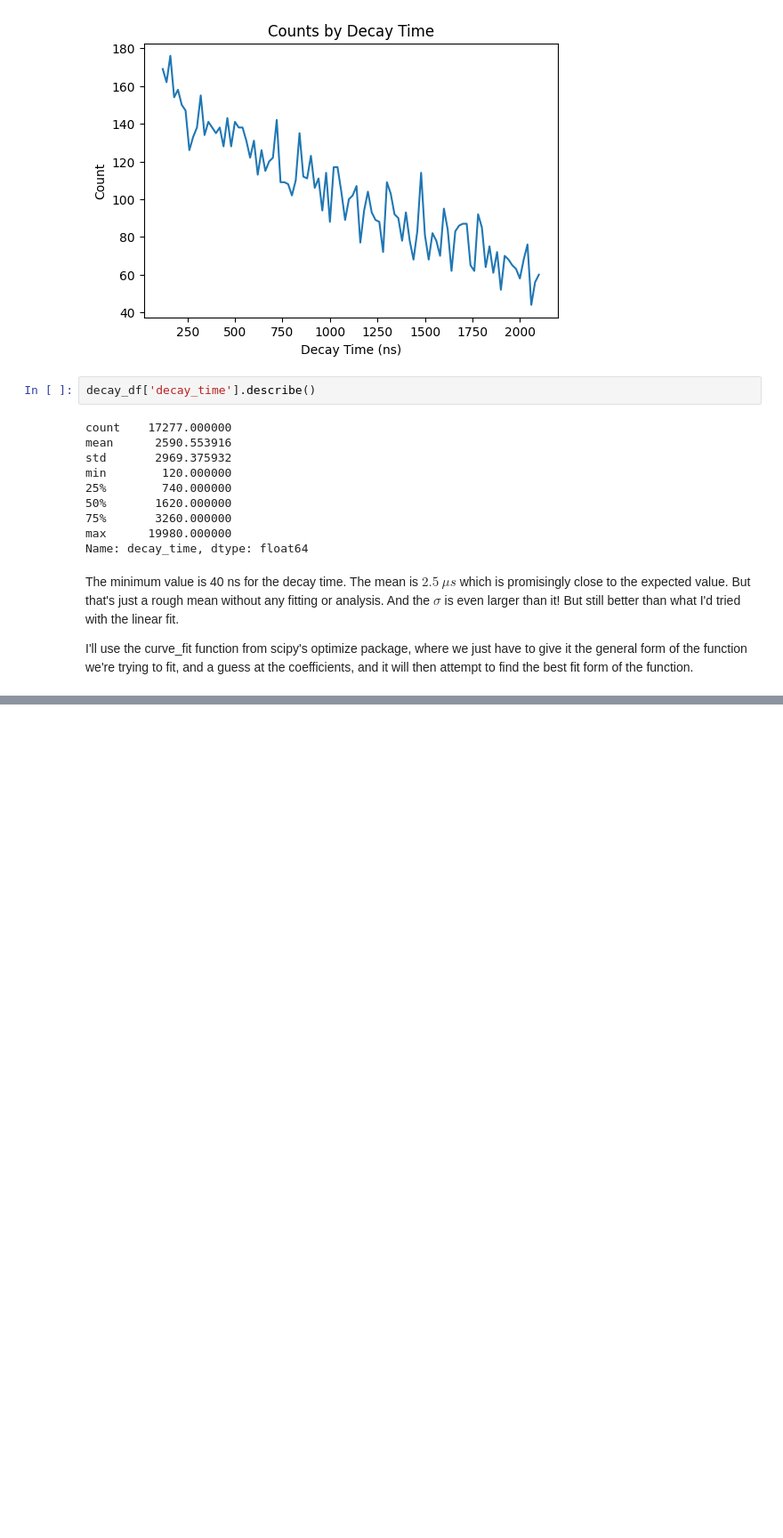
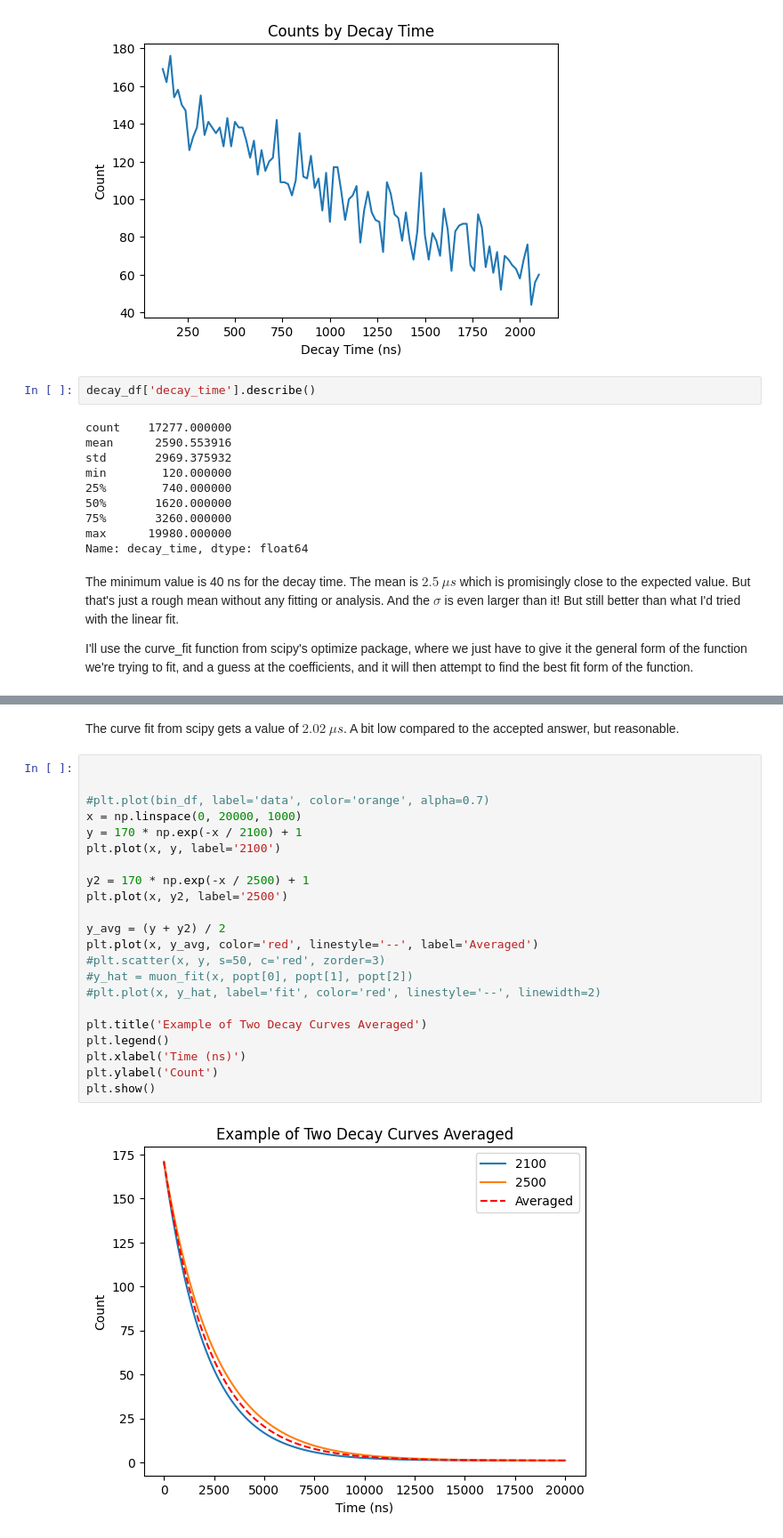
Before and after one commit to john-hafner/PHY451-Muon, a Jupyter notebook: Exponential_Fit.ipynb, the cells around one changed output, grey strips where cells are left out. Shown at 89% size. Saved outputs shown, nothing was run; the diff lists cells and outputs as text; blank space fills up the shorter version.

```diff
--- a/Exponential_Fit.ipynb
+++ b/Exponential_Fit.ipynb
@@ -149,0 +202,26 @@ decay_df['decay_time'].max()
+# %% [markdown]
+The curve fit from scipy gets a value of $2.02\ \mu s$.  A bit low compared to the accepted answer, but reasonable.
+# %%
+
+
+#plt.plot(bin_df, label='data', color='orange', alpha=0.7)
+x = np.linspace(0, 20000, 1000)
+y = 170 * np.exp(-x / 2100) + 1
+plt.plot(x, y, label='2100')
+
+y2 = 170 * np.exp(-x / 2500) + 1
+plt.plot(x, y2, label='2500')
+
+y_avg = (y + y2) / 2
+plt.plot(x, y_avg, color='red', linestyle='--', label='Averaged')
+#plt.scatter(x, y, s=50, c='red', zorder=3)
+#y_hat = muon_fit(x, popt[0], popt[1], popt[2])
+#plt.plot(x, y_hat, label='fit', color='red', linestyle='--', linewidth=2)
+
+plt.title('Example of Two Decay Curves Averaged')
+plt.legend()
+plt.xlabel('Time (ns)')
+plt.ylabel('Count')
+plt.show()
+# %% [output]
+[figure, added]
```
Also changed, not shown: parts of 6 cells of this notebook.
